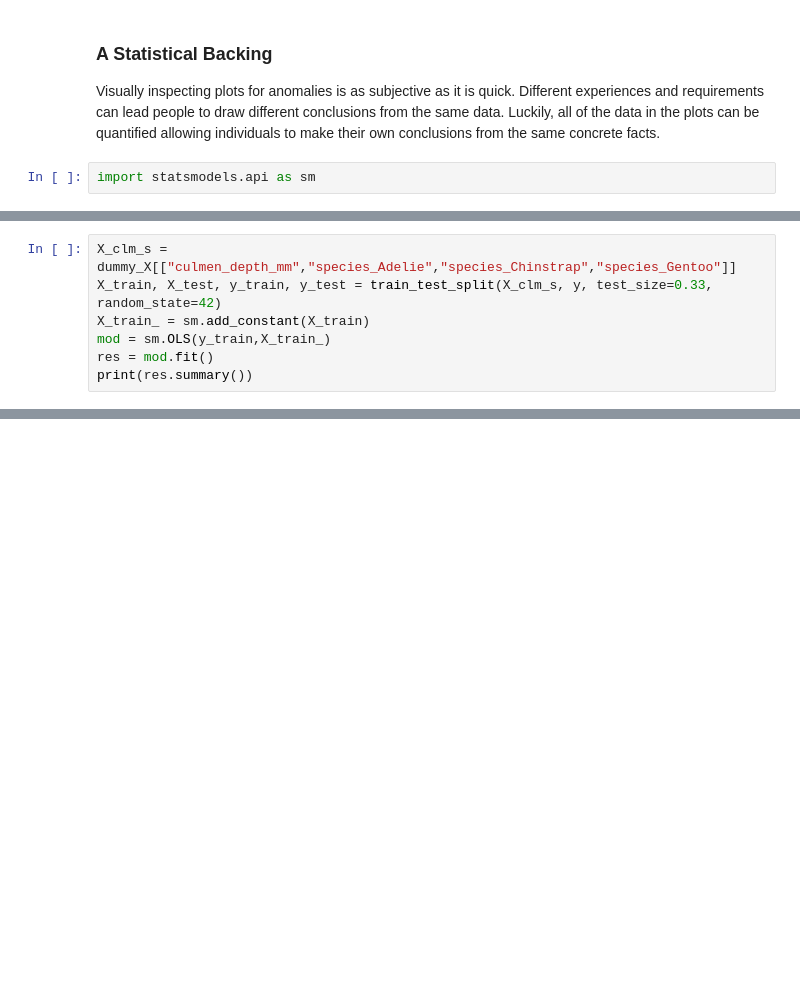
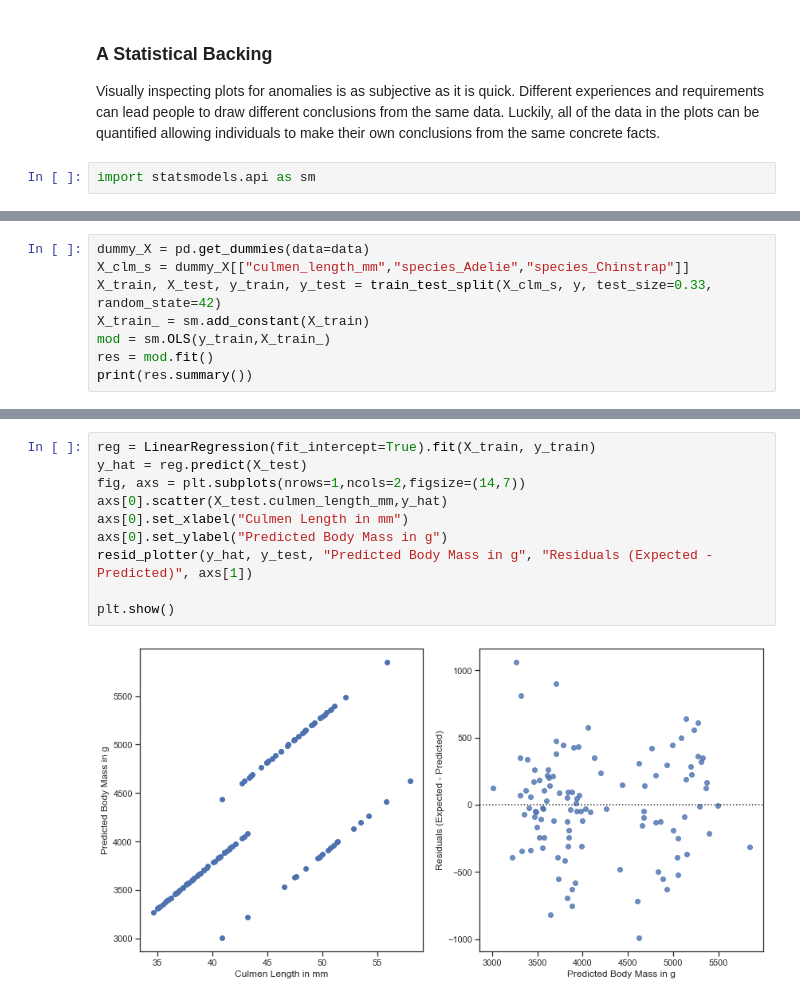
Before and after one commit to AhosChaos/PenguinVisualization, a Jupyter notebook: PenguinVisualization.ipynb, the cells around one changed output, grey strips where cells are left out. Drawn from its saved outputs; the diff is of its cells as text; blank space fills up the shorter version.

```diff
--- a/PenguinVisualization.ipynb
+++ b/PenguinVisualization.ipynb
@@ -359,5 +345,6 @@ Notes:
 # %%
-X_clm_s = dummy_X[["culmen_depth_mm","species_Adelie","species_Chinstrap","species_Gentoo"]]
+dummy_X = pd.get_dummies(data=data)
+X_clm_s = dummy_X[["culmen_length_mm","species_Adelie","species_Chinstrap"]]
 X_train, X_test, y_train, y_test = train_test_split(X_clm_s, y, test_size=0.33, random_state=42)
 X_train_ = sm.add_constant(X_train)
 mod = sm.OLS(y_train,X_train_)
@@ -386,0 +371,12 @@ KeyError: "None of [Float64Index([2700.0, 2850.0, 2900.0, 2925.0, 3000.0, 3050.0
+# %%
+reg = LinearRegression(fit_intercept=True).fit(X_train, y_train)
+y_hat = reg.predict(X_test)
+fig, axs = plt.subplots(nrows=1,ncols=2,figsize=(14,7))
+axs[0].scatter(X_test.culmen_length_mm,y_hat)
+axs[0].set_xlabel("Culmen Length in mm")
+axs[0].set_ylabel("Predicted Body Mass in g")
+resid_plotter(y_hat, y_test, "Predicted Body Mass in g", "Residuals (Expected - Predicted)", axs[1])
+
+plt.show()
+# %% [output]
+[figure, added]
```
Also changed, not shown: parts of 13 cells of this notebook.
